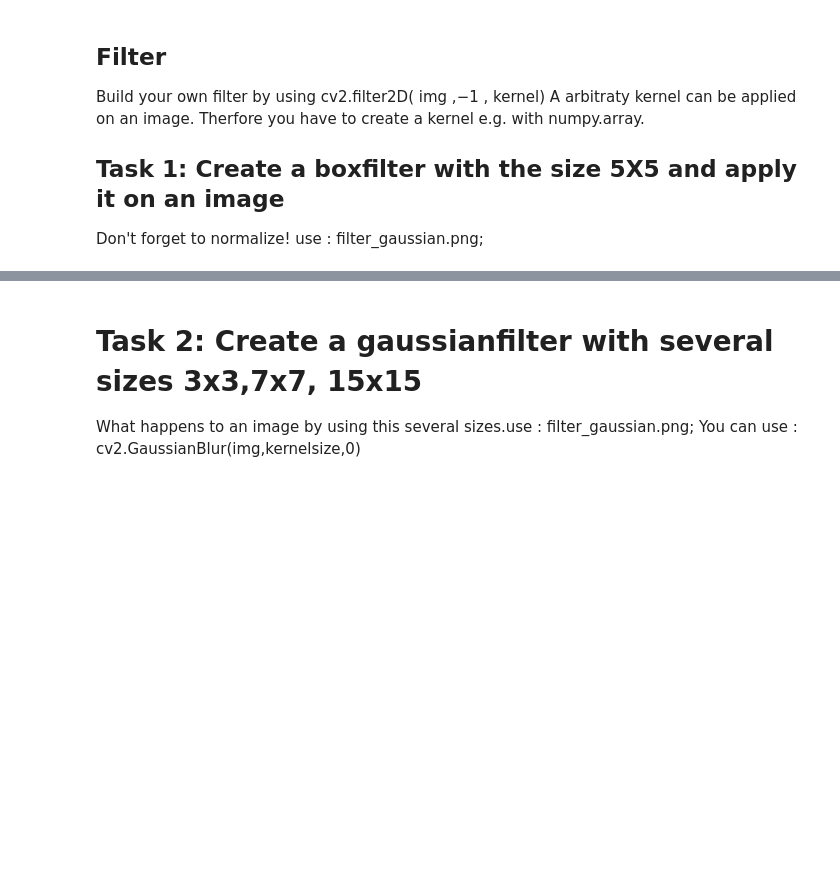
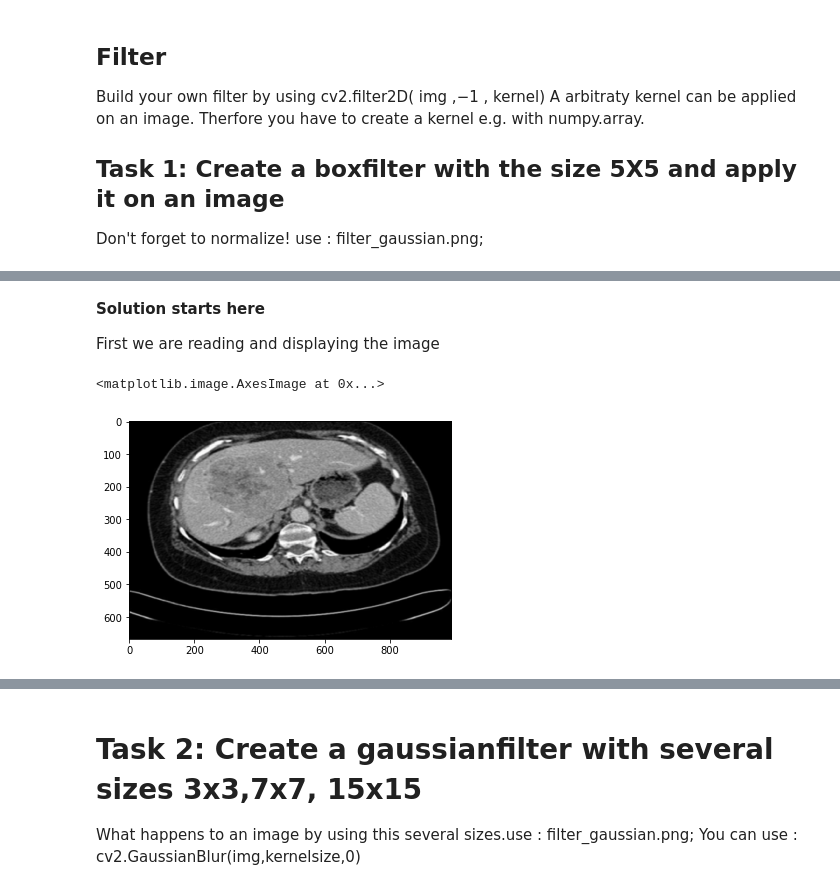
Before and after one commit to hmcyrus/python-image-processing, a Jupyter notebook: 5th exercise/completed.ipynb, the cells around one changed output, grey strips where cells are left out. Saved outputs shown, nothing was run; the diff lists cells and outputs as text; code cells hidden in the pictures; blank space fills up the shorter version.

```diff
--- a/5th exercise/completed.ipynb
+++ b/5th exercise/completed.ipynb
@@ -17,0 +12,20 @@ Don't forget to normalize! use : filter_gaussian.png;
+# %% [markdown]
+**Solution starts here**
+
+First we are reading and displaying the image
+# %%
+import cv2
+from matplotlib import pyplot as plt
+import numpy as np
+
+img = cv2.imread('filter_gaussian.png')
+
+# showing image using opencv, this opens a new window
+# cv2.imshow('GFG', img)
+# cv2.waitKey(0)
+
+# showing image using matplotlib, this prints the image in output
+plt.imshow(img)
+# %% [output]
+<matplotlib.image.AxesImage at 0x...>
+[figure, added]
```
Also changed, not shown: parts of 10 cells of this notebook.
